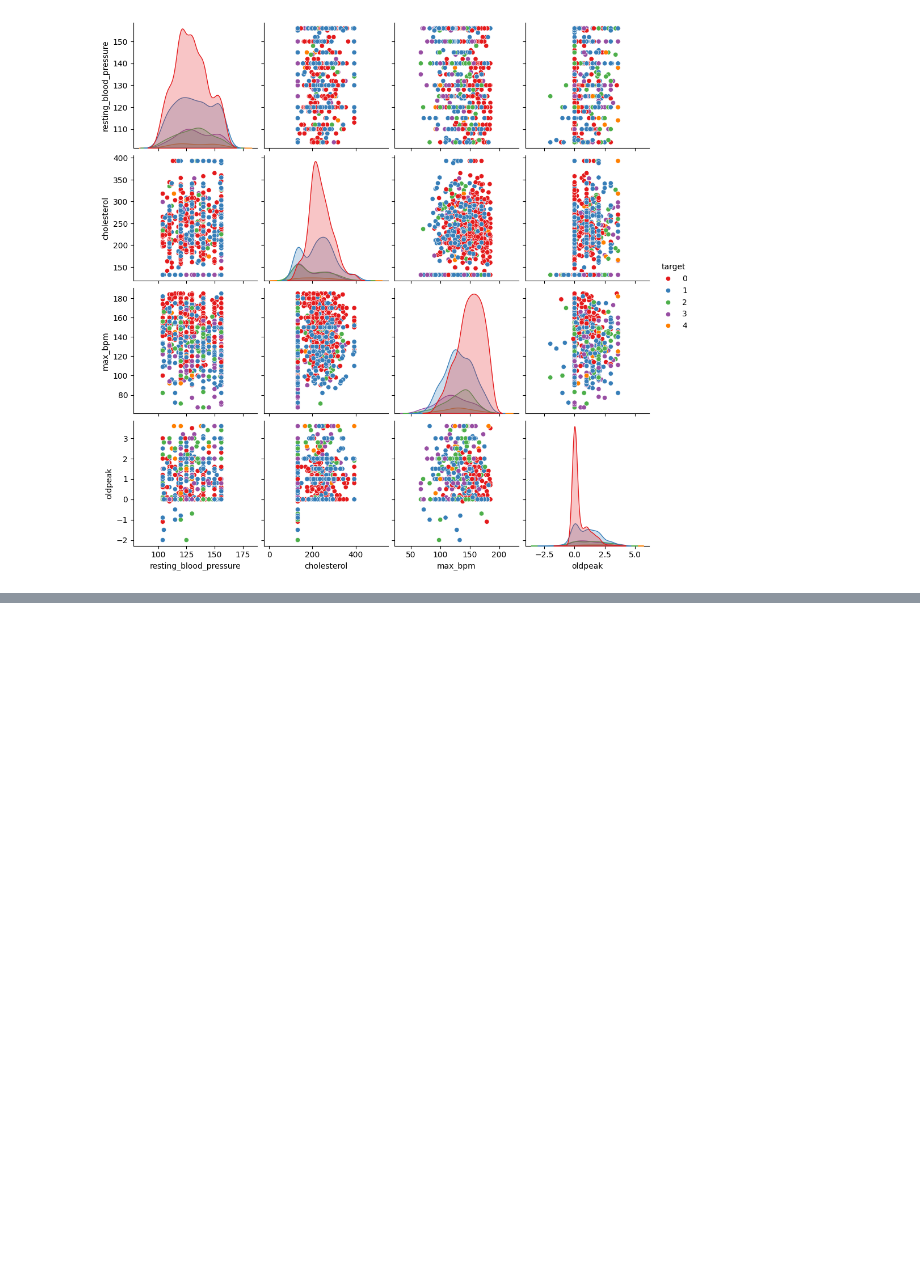
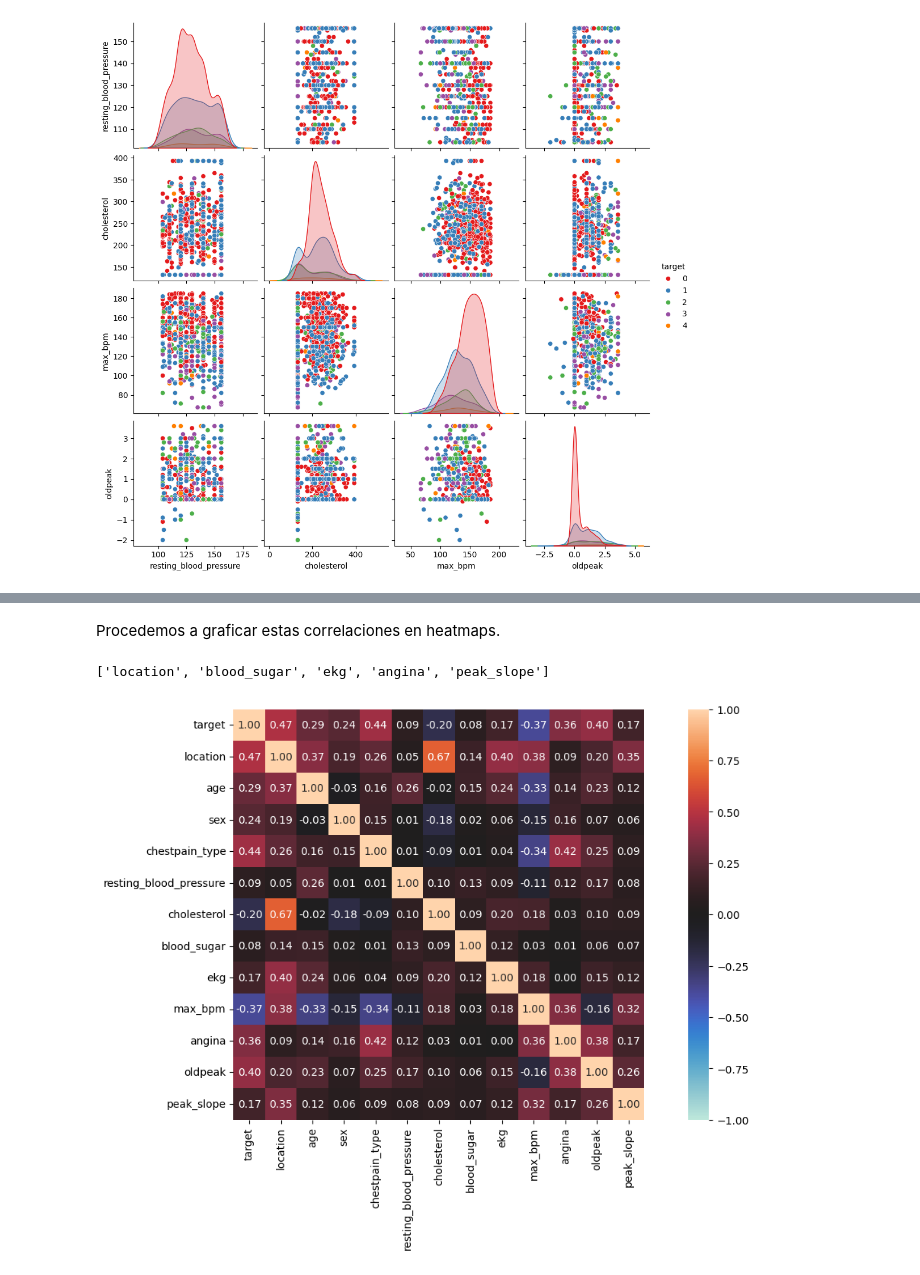
Before and after one commit to guzmanjs/MCD, a Jupyter notebook: Semestre 1/Gestion Estrategica/Clasificacion/tarea_clasificacion.ipynb, the cells around one changed output, grey strips where cells are left out. Saved outputs shown, nothing was run; the diff lists cells and outputs as text; code cells hidden in the pictures; blank space fills up the shorter version.

```diff
--- a/Semestre 1/Gestion Estrategica/Clasificacion/tarea_clasificacion.ipynb
+++ b/Semestre 1/Gestion Estrategica/Clasificacion/tarea_clasificacion.ipynb
@@ -646,0 +670,15 @@ cont = ['resting_blood_pressure', 'cholesterol', 'max_bpm',  'oldpeak']
+# %% [markdown]
+Procedemos a graficar estas correlaciones en heatmaps.
+# %%
+from dython.nominal import identify_nominal_columns, identify_numeric_columns, correlation_ratio
+categorical_features=identify_nominal_columns(df_wins)
+continuous_features=identify_numeric_columns(df_wins)
+categorical_features
+# %% [output]
+['location', 'blood_sugar', 'ekg', 'angina', 'peak_slope']
+# %%
+
+from dython.nominal import associations
+complete_correlation= associations(df_wins, filename= 'complete_correlation.png', figsize=(15,7))
+# %% [output]
+[figure, added]
```
Also changed, not shown: parts of 33 cells of this notebook.
